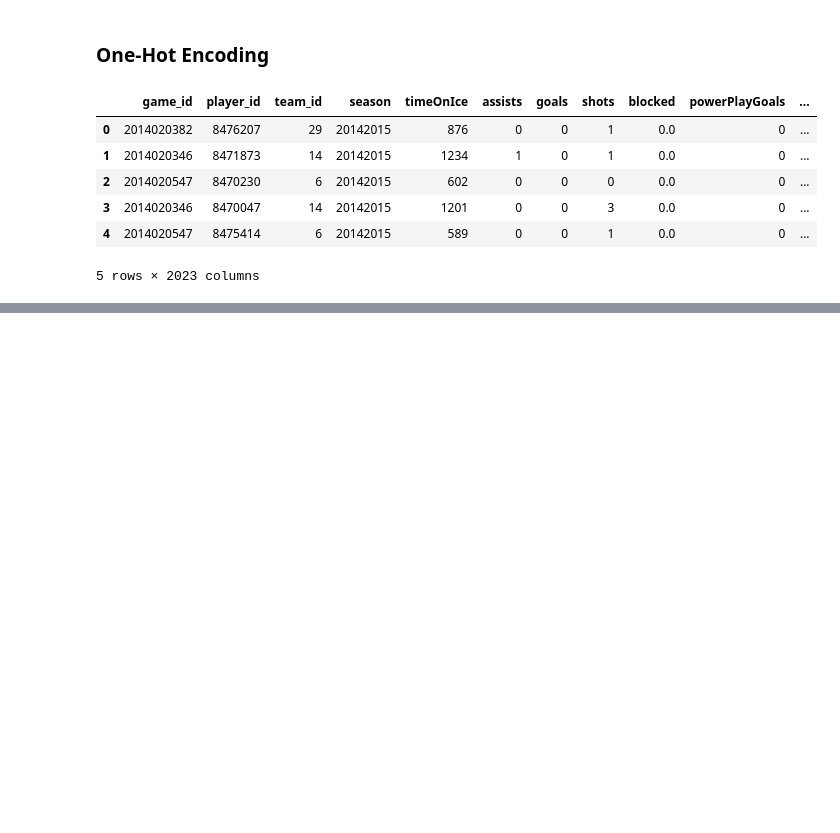
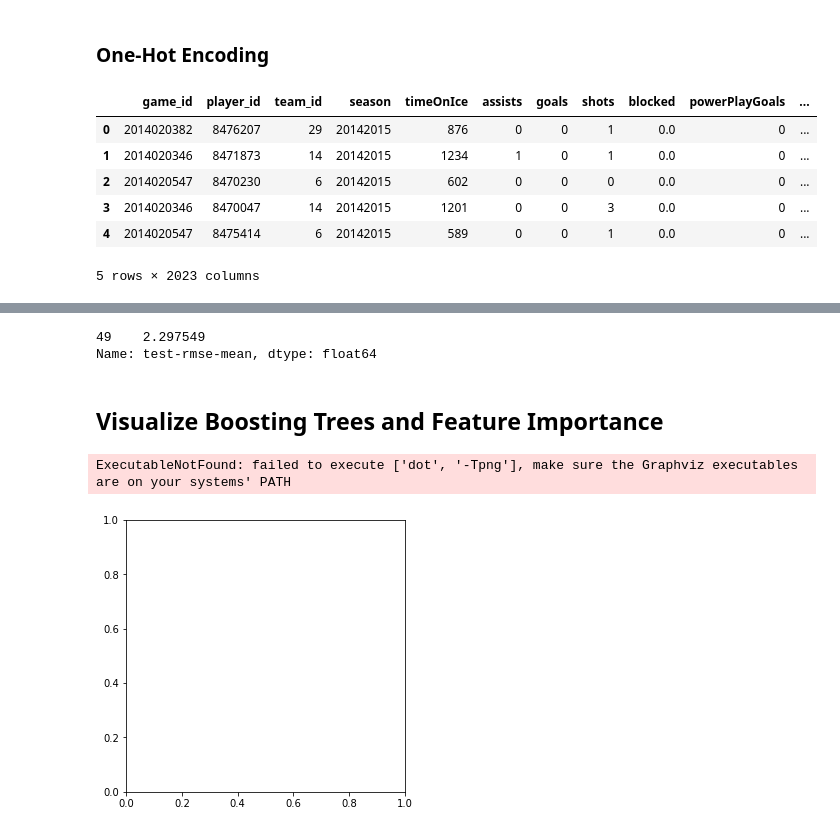
Before and after one commit to mattuzi17/ETL-Project, a Jupyter notebook: NHL_jupyternotebook.ipynb, the cells around one changed output, grey strips where cells are left out. Cells and saved outputs as stored; diff of their text form; code cells hidden in the pictures; blank space fills up the shorter version.

```diff
--- a/NHL_jupyternotebook.ipynb
+++ b/NHL_jupyternotebook.ipynb
@@ -454,6 +450,6 @@ X.head()
 | 4 | 2014020547 | 8475414 | 6 | 20142015 | 589 | 0 | 0 | 1 | 0.0 | 0 | ... |
 5 rows × 2023 columns
 # %%
-y = final_df['fantasy_points'].copy()
+y = centers_df['fantasy_points'].copy()
 y.head()
 # %% [output]
@@ -480,0 +482,6 @@ NameError: name 'X_train' is not defined
+# %%
+params = {"objective":"reg:squarederror",'colsample_bytree': 0.3,'learning_rate': 0.1,
+                'max_depth': 5, 'alpha': 10}
+
+cv_results = xgb.cv(dtrain=data_dmatrix, params=params, nfold=3,
+                    num_boost_round=50,early_stopping_rounds=10,metrics="rmse", as_pandas=True, seed=123)
@@ -480,0 +497,9 @@ NameError: name 'X_train' is not defined
+# %%
+print((cv_results["test-rmse-mean"]).tail(1))
+# %% [output]
+49    2.297549
+Name: test-rmse-mean, dtype: float64
+# %% [markdown]
+## Visualize Boosting Trees and Feature Importance
+# %%
+xg_reg = xgb.train(params=params, dtrain=data_dmatrix, num_boost_round=10)
@@ -480,0 +509,7 @@ NameError: name 'X_train' is not defined
+# %%
+xgb.plot_tree(xg_reg,num_trees=0)
+plt.rcParams['figure.figsize'] = [50, 10]
+plt.show()
+# %% [output]
+ExecutableNotFound: failed to execute ['dot', '-Tpng'], make sure the Graphviz executables are on your systems' PATH
+[figure, added]
```
Also changed, not shown: parts of 9 cells of this notebook.
